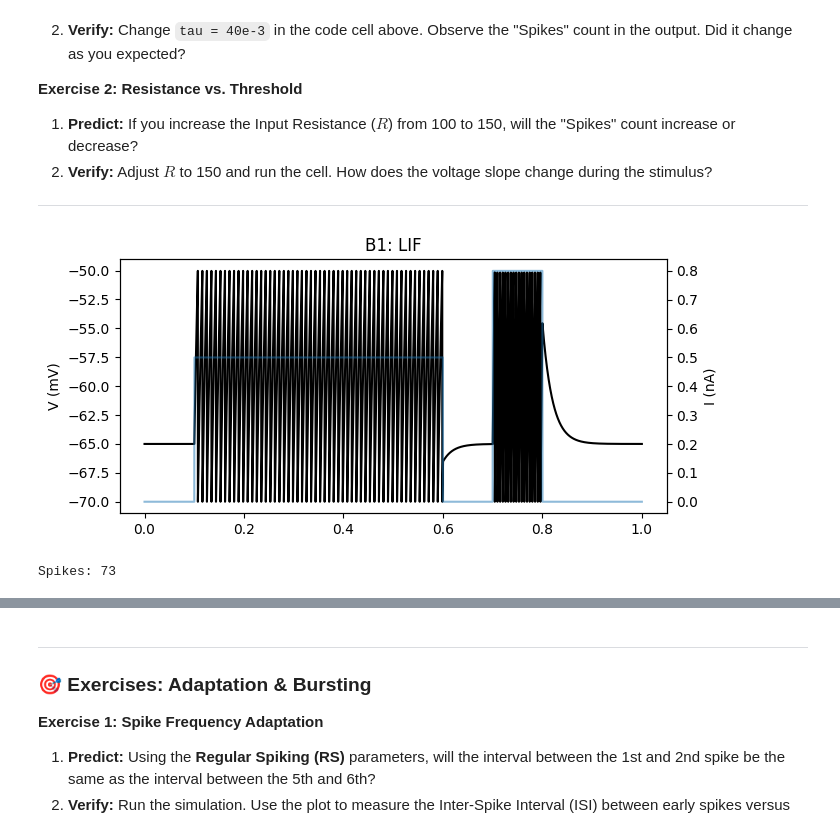
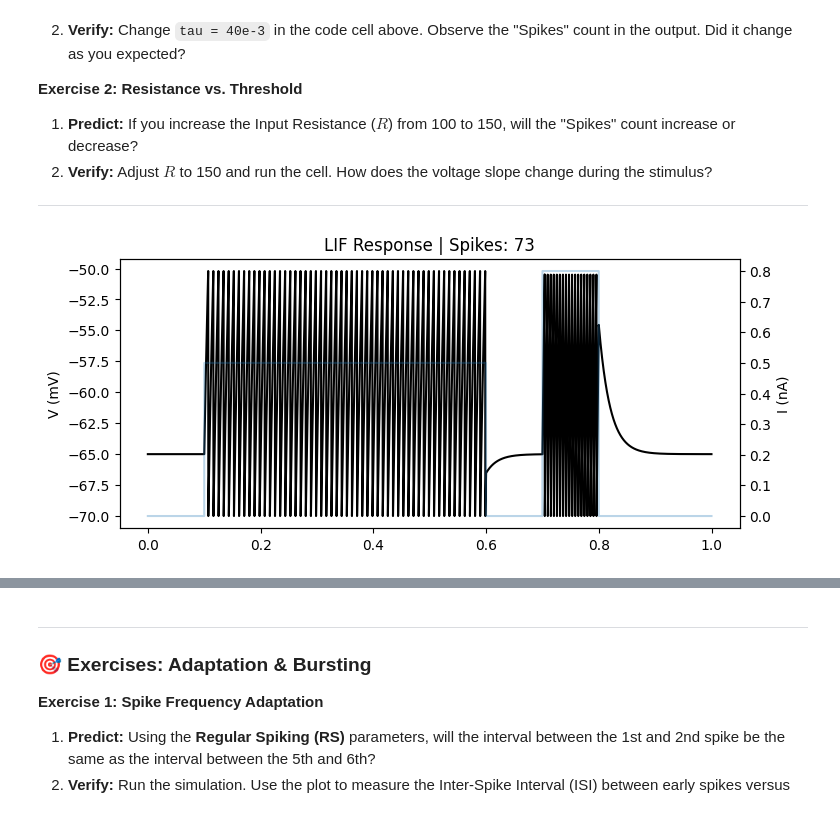
Before and after one commit to cyneuro/Chapter_Colabs, a Jupyter notebook: Colab_B.ipynb, the cells around one changed output, grey strips where cells are left out. Cells and saved outputs as stored; diff of their text form; code cells hidden in the pictures.

```diff
--- a/Colab_B.ipynb
+++ b/Colab_B.ipynb
@@ -73,24 +62,31 @@ Using the $R_{in}$ and $\tau$ values you calculated in the **[B-Appendix](#B-App
 2. **Verify:** Adjust $R$ to 150 and run the cell. How does the voltage slope change during the stimulus?
 ---
 # %%
+#@title LIF Experimental Rig { run: "auto" }
+import numpy as np
+import matplotlib.pyplot as plt
 
-import numpy as np, matplotlib.pyplot as plt
-V_rest=-65; V_th=-50; V_reset=-70; R=100.0; tau=20e-3
-T=1.0; dt=1e-4; t=np.arange(0,T,dt)
-I=np.zeros_like(t); I[(t>0.1)&(t<0.6)]=0.5; I[(t>0.7)&(t<0.8)]=0.8
-V=np.ones_like(t)*V_rest; spikes=[]
-for k in range(1,len(t)):
-    dV = (-(V[k-1]-V_rest) + R*I[k-1])*(dt/tau)
-    V[k] = V[k-1] + dV
-    if V[k]>=V_th:
-        spikes.append(t[k]); V[k]=V_reset
-plt.figure(figsize=(7,3.3))
-plt.plot(t,V,'k'); plt.ylabel('V (mV)'); plt.title('B1: LIF')
-plt.twinx(); plt.plot(t,I,'C0',alpha=0.5); plt.ylabel('I (nA)')
-plt.xlabel('Time (s)'); plt.tight_layout(); plt.show()
-print('Spikes:', len(spikes))
+# Parameters from sliders
+R = 100 #@param {type:"slider", min:50, max:250, step:5}
+tau = 0.02 #@param {type:"slider", min:0.005, max:0.1, step:0.001}
+V_rest, V_th, V_reset = -65, -50, -70
+
+t = np.arange(0, 1.0, 1e-4)
+I = np.zeros_like(t)
+I[(t>0.1)&(t<0.6)] = 0.5; I[(t>0.7)&(t<0.8)] = 0.8
+V = np.ones_like(t)*V_rest; spikes = []
+
+for k in range(1, len(t)):
+    V[k] = V[k-1] + ((-(V[k-1]-V_rest) + R*I[k-1])*(1e-4/tau))
+    if V[k] >= V_th:
+        spikes.append(t[k]); V[k] = V[k-1] = V_reset
+
+plt.figure(figsize=(8, 3.5))
+plt.plot(t, V, 'k'); plt.ylabel('V (mV)')
+plt.twinx(); plt.plot(t, I, 'C0', alpha=0.3); plt.ylabel('I (nA)')
+plt.title(f'LIF Response | Spikes: {len(spikes)}')
+plt.show()
 # %% [output]
-[figure, old version]
+[figure, new version]
-Spikes: 73
 # %% [markdown]
 ## B2 — Izhikevich Model
```
Also changed, not shown: parts of 23 cells of this notebook.
